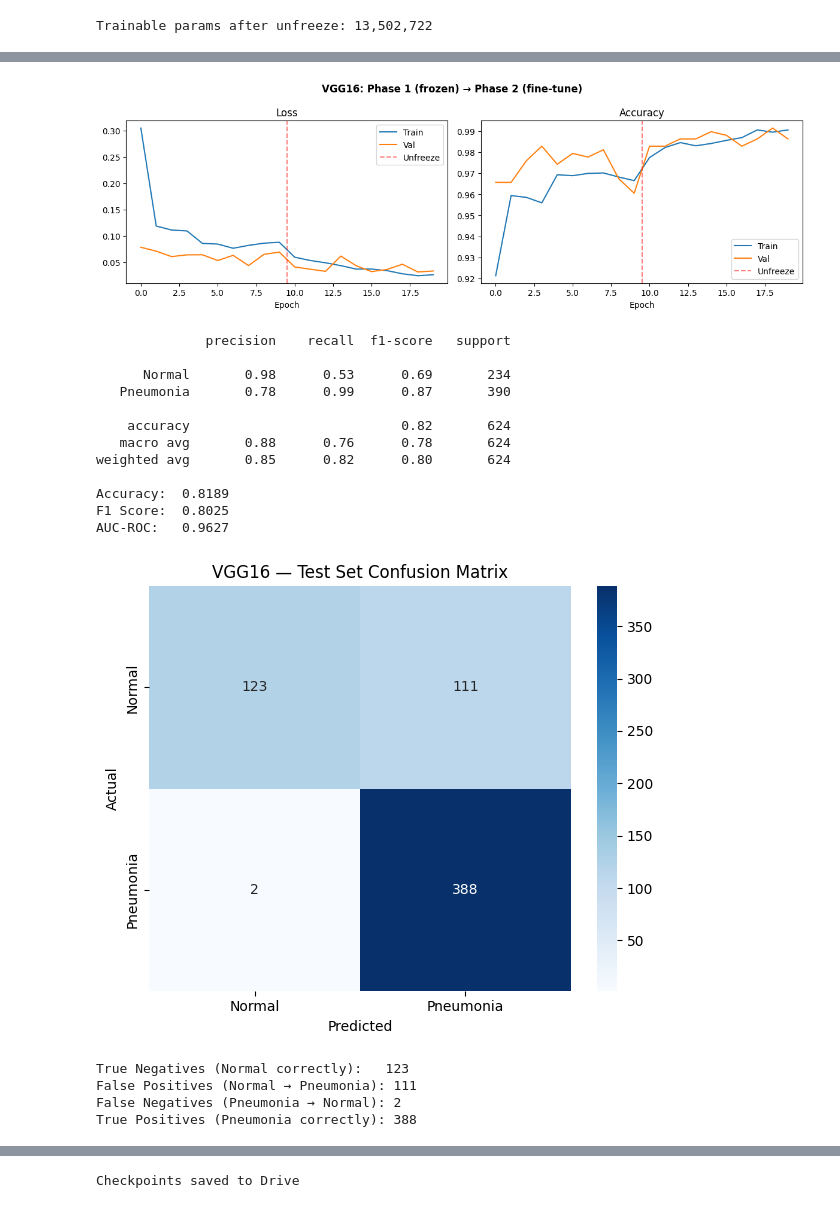
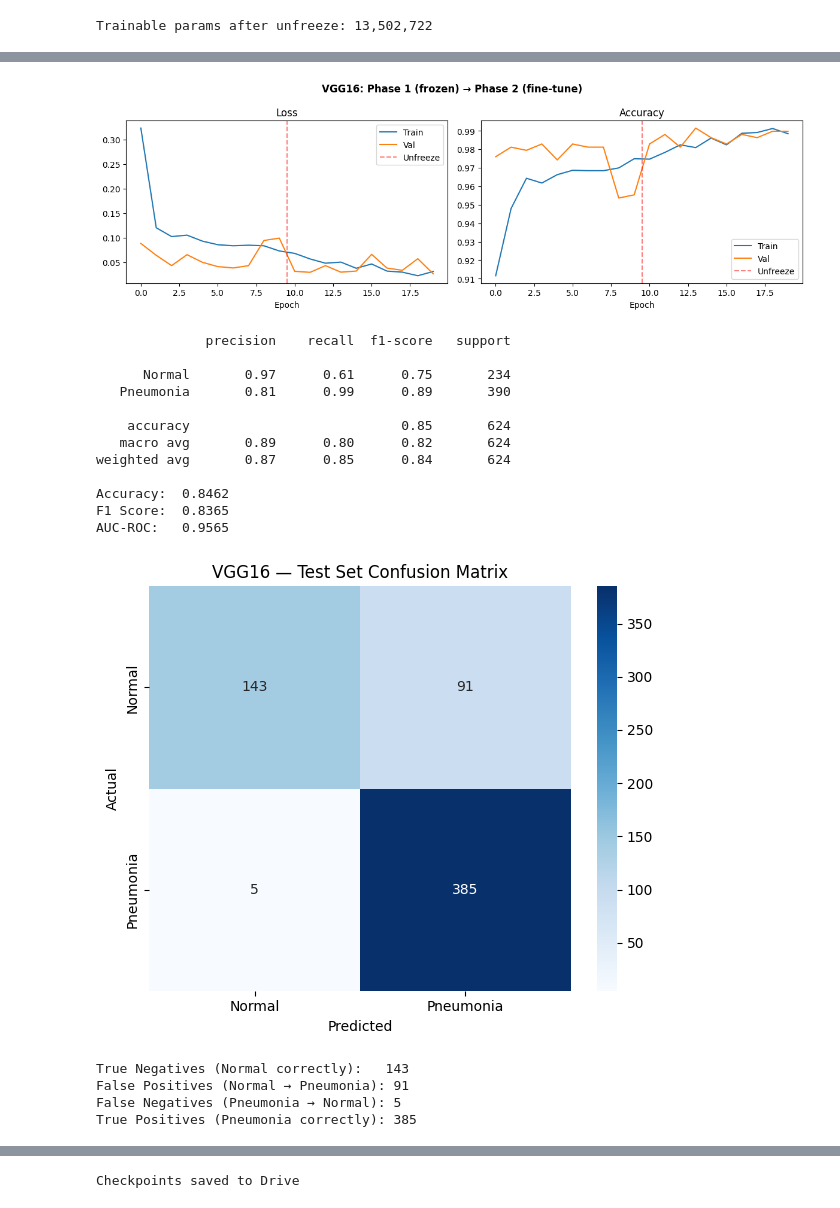
Before and after one commit to Skm48/MINI_PROJECT, a Jupyter notebook: notebooks/03a_Model_VGG16.ipynb, the cells around one changed output, grey strips where cells are left out. Saved outputs shown, nothing was run; the diff lists cells and outputs as text; code cells hidden in the pictures.

```diff
--- a/notebooks/03a_Model_VGG16.ipynb
+++ b/notebooks/03a_Model_VGG16.ipynb
@@ -278,7 +278,7 @@ for epoch in range(num_epochs):
     # Save best model
     if val_loss < best_val_loss:
         best_val_loss = val_loss
-        torch.save(vgg16.state_dict(), 'models/checkpoints/vgg16_phase1_best.pth')
+        torch.save(vgg16.state_dict(), 'model/checkpoints/vgg16_phase1_best.pth')
 
     print(f"Epoch {epoch+1}: train_loss={train_loss:.4f} train_acc={train_acc:.4f} | val_loss={val_loss:.4f} val_acc={val_acc:.4f}")
 
@@ -346,6 +346,6 @@ weighted avg       0.89      0.88      0.88       624
 # %%
 # Load best Phase 1 weights
-vgg16.load_state_dict(torch.load('models/checkpoints/vgg16_phase1_best.pth'))
+vgg16.load_state_dict(torch.load('model/checkpoints/vgg16_phase1_best.pth'))
 
 # Unfreeze Block 5 (features.24 onwards)
 for param in vgg16.features[24:].parameters():
@@ -468,15 +468,15 @@ plt.tight_layout()
 plt.savefig('outputs/figures/vgg16_full_curves.png', dpi=150, bbox_inches='tight')
 plt.show()
 # %% [output]
-[figure, old version]
+[figure, new version]
 # %%
 from sklearn.metrics import classification_report, confusion_matrix, f1_score, roc_auc_score
 import matplotlib.pyplot as plt
 import seaborn as sns
 import numpy as np
 
-# Load best Phase 2 weights
-vgg16.load_state_dict(torch.load('model/checkpoints/vgg16_best.pth'))
+# Load best Phase 1 weights
+vgg16.load_state_dict(torch.load('model/checkpoints/vgg16_phase1_best.pth'))
 vgg16.eval()
 
 all_preds, all_labels, all_probs = [], [], []
@@ -499,46 +499,46 @@ accuracy = sum(1 for a, b in zip(all_labels, all_preds) if a == b) / len(all_lab
 f1 = f1_score(all_labels, all_preds, average='weighted')
 auc = roc_auc_score(all_labels, all_probs)
 print(f"Accuracy:  {accuracy:.4f}")
 print(f"F1 Score:  {f1:.4f}")
 print(f"AUC-ROC:   {auc:.4f}")
 
 # Confusion matrix
 cm = confusion_matrix(all_labels, all_preds)
 fig, ax = plt.subplots(figsize=(6, 5))
 sns.heatmap(cm, annot=True, fmt='d', cmap='Blues',
             xticklabels=['Normal', 'Pneumonia'],
             yticklabels=['Normal', 'Pneumonia'], ax=ax)
 ax.set_xlabel('Predicted')
 ax.set_ylabel('Actual')
 ax.set_title('VGG16 — Test Set Confusion Matrix')
 plt.tight_layout()
 plt.savefig('outputs/figures/vgg16_confusion_matrix.png', dpi=150, bbox_inches='tight')
 plt.show()
 
 # Print what the confusion matrix means
 tn, fp, fn, tp = cm.ravel()
 print(f"\nTrue Negatives (Normal correctly):   {tn}")
 print(f"False Positives (Normal → Pneumonia): {fp}")
 print(f"False Negatives (Pneumonia → Normal): {fn}")
 print(f"True Positives (Pneumonia correctly): {tp}")
 # %% [output]
               precision    recall  f1-score   support
 
-      Normal       0.98      0.53      0.69       234
-   Pneumonia       0.78      0.99      0.87       390
+      Normal       0.97      0.61      0.75       234
+   Pneumonia       0.81      0.99      0.89       390
 
-    accuracy                           0.82       624
-   macro avg       0.88      0.76      0.78       624
-weighted avg       0.85      0.82      0.80       624
+    accuracy                           0.85       624
+   macro avg       0.89      0.80      0.82       624
+weighted avg       0.87      0.85      0.84       624
 
-Accuracy:  0.8189
-F1 Score:  0.8025
-AUC-ROC:   0.9627
+Accuracy:  0.8462
+F1 Score:  0.8365
+AUC-ROC:   0.9565
-[figure, old version]
+[figure, new version]
-True Negatives (Normal correctly):   123
-False Positives (Normal → Pneumonia): 111
-False Negatives (Pneumonia → Normal): 2
-True Positives (Pneumonia correctly): 388
+True Negatives (Normal correctly):   143
+False Positives (Normal → Pneumonia): 91
+False Negatives (Pneumonia → Normal): 5
+True Positives (Pneumonia correctly): 385
 # %%
 !cd /content/MINI_PROJECT && git config user.name "Skm48"
 !cd /content/MINI_PROJECT && git config user.email "skm48@student.le.ac.uk"
```
Also changed, not shown: parts of 9 cells of this notebook, 5 other files.
